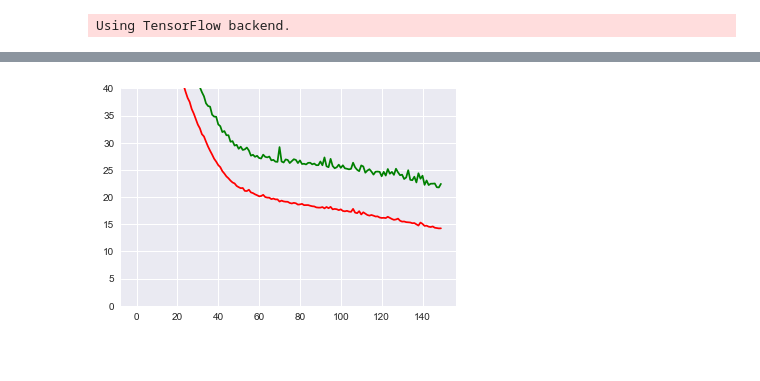
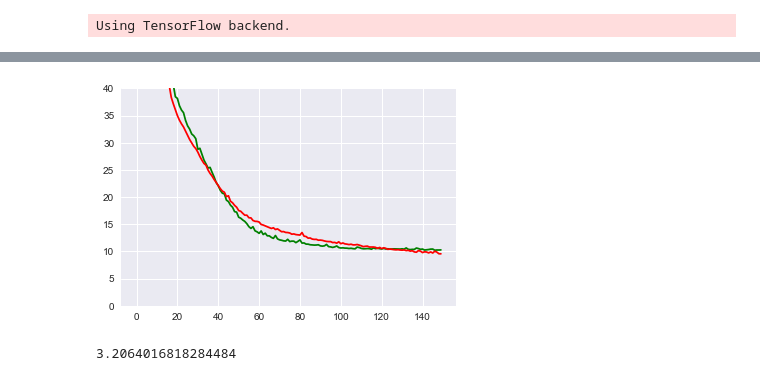
Before and after one commit to robianmcd/street-learn, a Jupyter notebook: notebook/House Price - Advanced.ipynb, the cells around one changed output, grey strips where cells are left out. Drawn from its saved outputs; the diff is of its cells as text; code cells hidden in the pictures.

```diff
--- a/notebook/House Price - Advanced.ipynb
+++ b/notebook/House Price - Advanced.ipynb
@@ -10,6 +10,10 @@ sns.set()
 # %% [output]
 Using TensorFlow backend.
 # %%
+# This dataset contains information collected by the U.S Census Service concerning
+# housing in the area of Boston Mass. It was obtained from the StatLib archive
+# (http://lib.stat.cmu.edu/datasets/boston), and has been used extensively
+# throughout the literature to benchmark algorithms.
 #     1. CRIM      per capita crime rate by town
 #     2. ZN        proportion of residential land zoned for lots over
 #                  25,000 sq.ft.
@@ -34,9 +38,6 @@ df = df.sample(frac=1).reset_index(drop=True)
 df = df.dropna(subset=['MEDV'])
 df = df.fillna(df.mean())
 
-#df = df[df['MEDV'] != 50]
-
-def min_max_normalize(series):
-    return (series - series.min()) / (series.max()-series.min())
+df = df[df['MEDV'] != 50]
 
 df.describe()
@@ -70,15 +68,18 @@ target = df.iloc[:, 13:].as_matrix()
 # %%
 model = Sequential()
 model.add(Dense(20, input_dim=13, activation='relu'))
 model.add(Dense(10, activation='relu'))
 model.add(Dense(1))
 
 model.compile(loss='mean_squared_error', optimizer='adam')
 
 training_data = model.fit(input, target, validation_split=0.3, epochs=150, batch_size=10, verbose=False)
 
 plt.plot(training_data.history['val_loss'], 'g', training_data.history['loss'], 'r')
 plt.ylim(0, 40)
 plt.show()
+
+training_data.history['val_loss'][-1] ** 0.5
 # %% [output]
-[figure, old version]
+[figure, new version]
+3.2064016818284484
```
Also changed, not shown: parts of 3 cells of this notebook, 2 other files.
